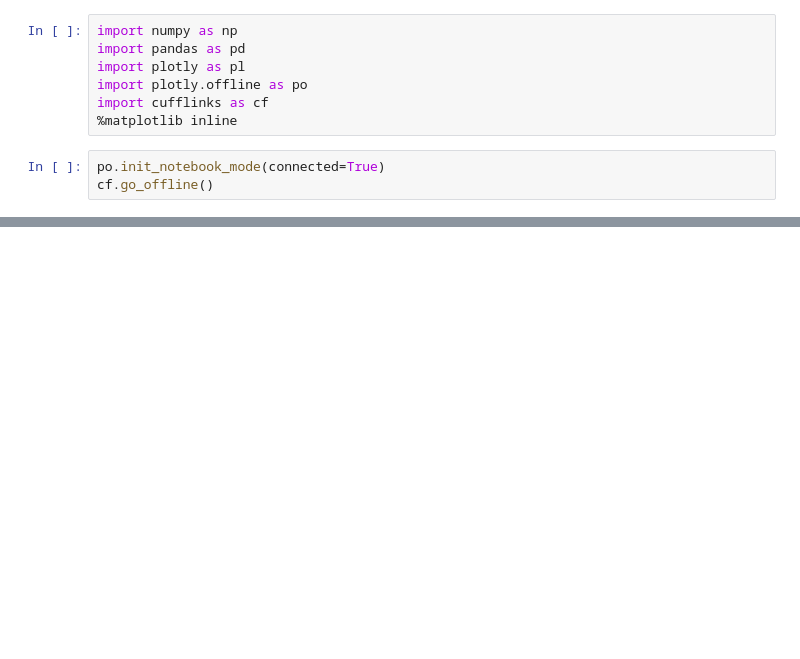
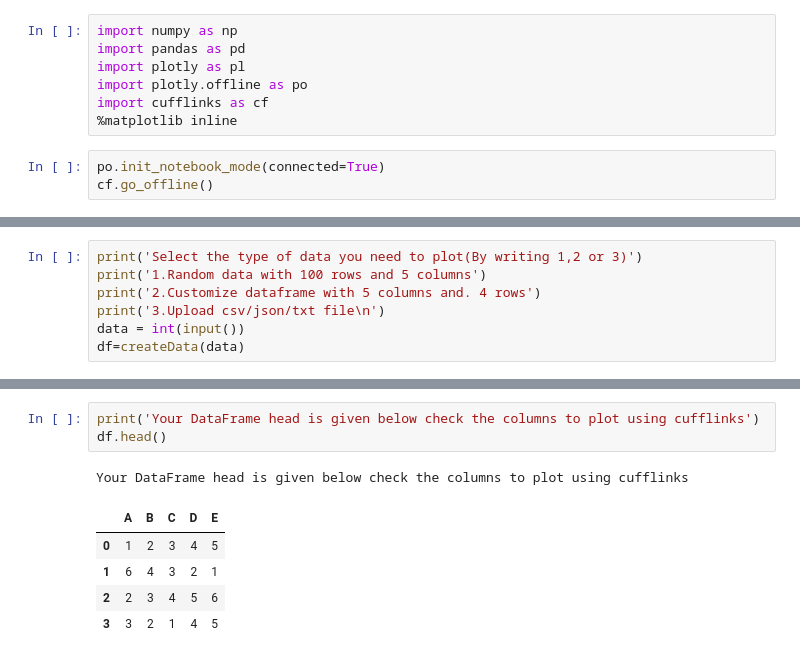
Before and after one commit to mohmmadarshad/jupyterBook, a Jupyter notebook: plotter.ipynb, the cells around one changed output, grey strips where cells are left out. Drawn from its saved outputs; the diff is of its cells as text; blank space fills up the shorter version.

```diff
--- a/plotter.ipynb
+++ b/plotter.ipynb
@@ -10,0 +164,7 @@ cf.go_offline()
+# %%
+print('Select the type of data you need to plot(By writing 1,2 or 3)')
+print('1.Random data with 100 rows and 5 columns')
+print('2.Customize dataframe with 5 columns and. 4 rows')
+print('3.Upload csv/json/txt file\n')
+data = int(input())
+df=createData(data)
@@ -10,0 +187,10 @@ cf.go_offline()
+# %%
+print('Your DataFrame head is given below check the columns to plot using cufflinks')
+df.head()
+# %% [output]
+Your DataFrame head is given below check the columns to plot using cufflinks
+|  | A | B | C | D | E |
+| 0 | 1 | 2 | 3 | 4 | 5 |
+| 1 | 6 | 4 | 3 | 2 | 1 |
+| 2 | 2 | 3 | 4 | 5 | 6 |
+| 3 | 3 | 2 | 1 | 4 | 5 |
```
Also changed, not shown: parts of 7 cells of this notebook.
